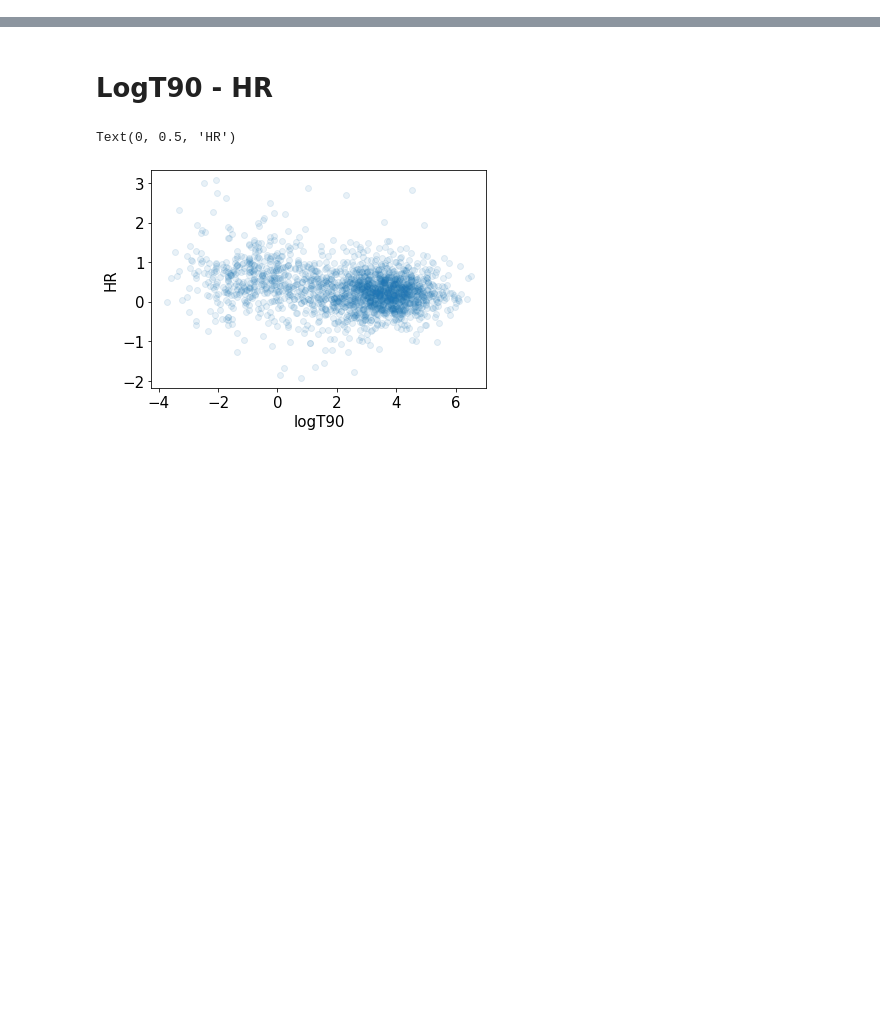
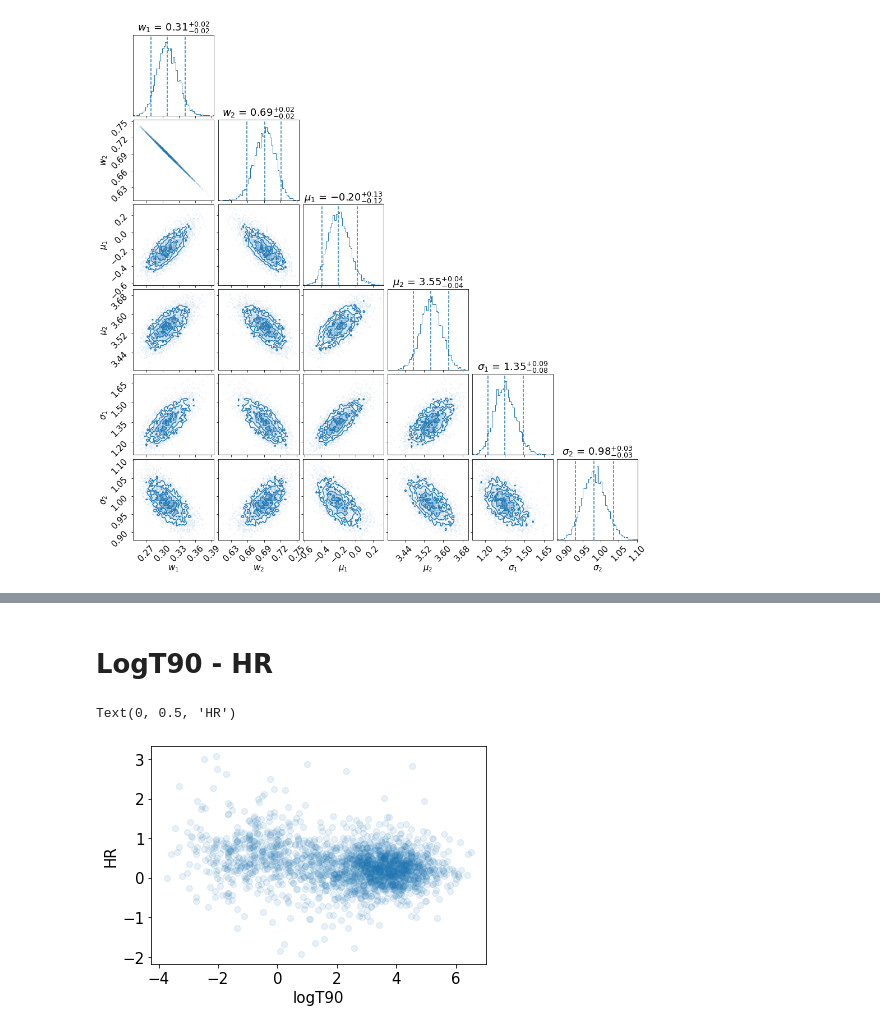
Before and after one commit to fdesanti/nested_sampling, a Jupyter notebook: posterior_analysis.ipynb, the cells around one changed output, grey strips where cells are left out. Drawn from its saved outputs; the diff is of its cells as text; code cells hidden in the pictures; blank space fills up the shorter version.

```diff
--- a/posterior_analysis.ipynb
+++ b/posterior_analysis.ipynb
@@ -31,3 +38,7 @@ P(k = 2) = 0.053
+# %%
+posteriors.corner_plot()
+# %% [output]
+[figure, added]
 # %%
 x = np.linspace(-4, 6, 10000)
 P1 = []
```
Also changed, not shown: parts of 4 cells of this notebook, 10 other files.
